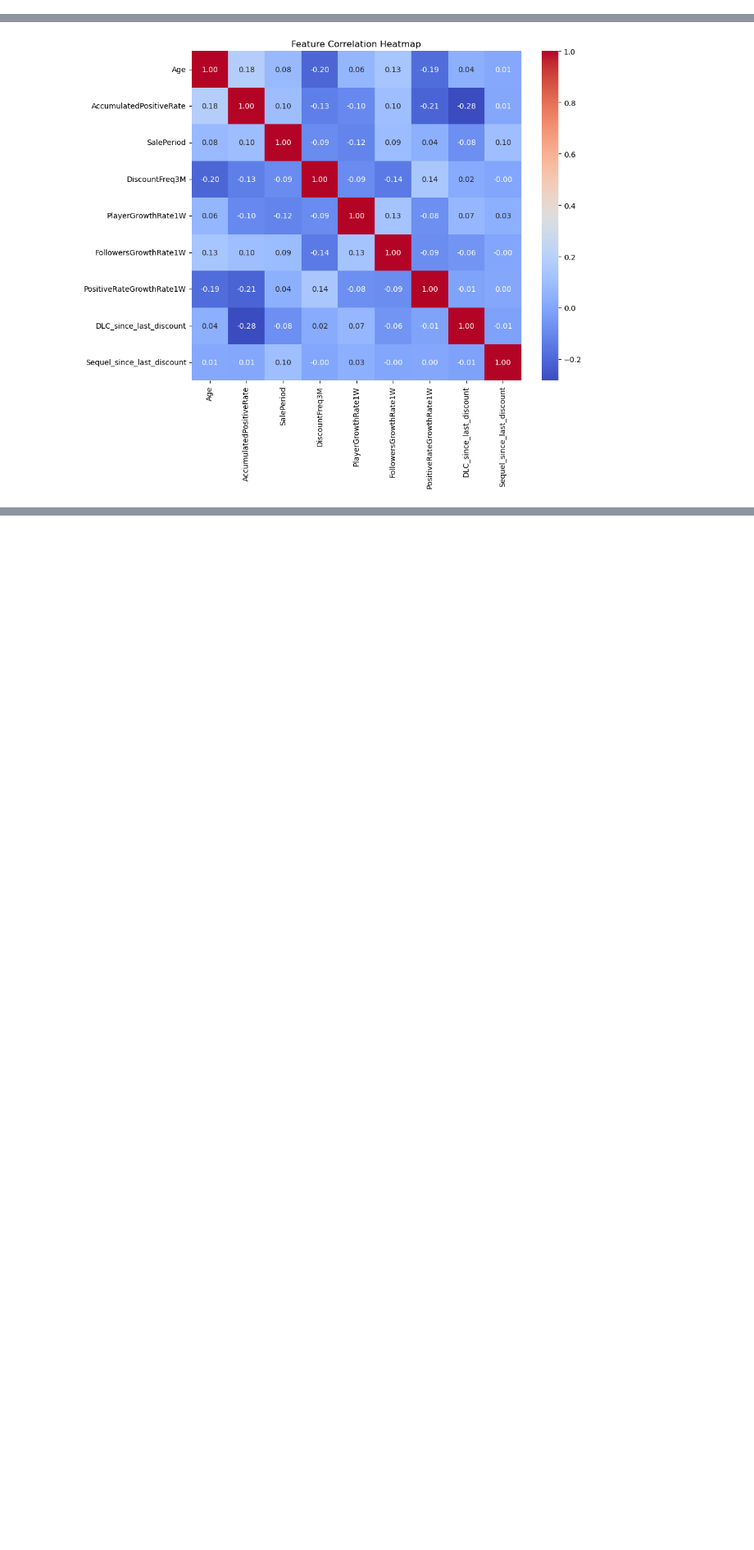
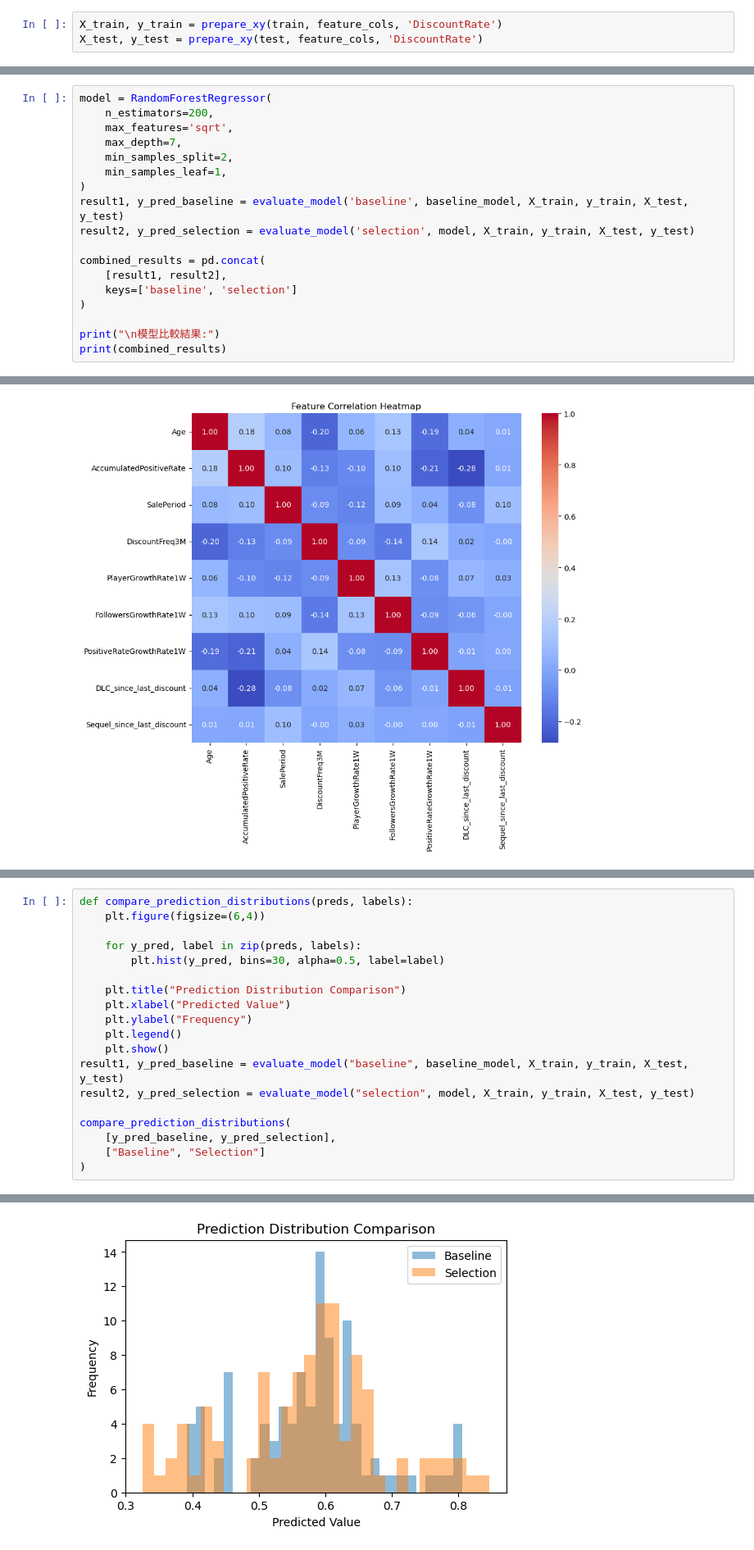
Before and after one commit to yixuan0803/fa-25-econ-5166-group-1, a Jupyter notebook: finding/extent-of-discount-rate-random-forest-prediction-model.ipynb, the cells around one changed output, grey strips where cells are left out. Shown at 82% size. Drawn from its saved outputs; the diff is of its cells as text; blank space fills up the shorter version.

```diff
--- a/finding/extent-of-discount-rate-random-forest-prediction-model.ipynb
+++ b/finding/extent-of-discount-rate-random-forest-prediction-model.ipynb
@@ -180,0 +202,3 @@ Model
+# %%
+X_train, y_train = prepare_xy(train, feature_cols, 'DiscountRate')
+X_test, y_test = prepare_xy(test, feature_cols, 'DiscountRate')
@@ -180,0 +224,18 @@ Model
+# %%
+model = RandomForestRegressor(
+    n_estimators=200,
+    max_features='sqrt',
+    max_depth=7,
+    min_samples_split=2,
+    min_samples_leaf=1,
+)
+result1, y_pred_baseline = evaluate_model('baseline', baseline_model, X_train, y_train, X_test, y_test)
+result2, y_pred_selection = evaluate_model('selection', model, X_train, y_train, X_test, y_test)
+
+combined_results = pd.concat(
+    [result1, result2],
+    keys=['baseline', 'selection']
+)
+
+print("\n模型比較結果:")
+print(combined_results)
@@ -228,0 +295,20 @@ print(vif_data)
+# %%
+def compare_prediction_distributions(preds, labels):
+    plt.figure(figsize=(6,4))
+
+    for y_pred, label in zip(preds, labels):
+        plt.hist(y_pred, bins=30, alpha=0.5, label=label)
+
+    plt.title("Prediction Distribution Comparison")
+    plt.xlabel("Predicted Value")
+    plt.ylabel("Frequency")
+    plt.legend()
+    plt.show()
+result1, y_pred_baseline = evaluate_model("baseline", baseline_model, X_train, y_train, X_test, y_test)
+result2, y_pred_selection = evaluate_model("selection", model, X_train, y_train, X_test, y_test)
+
+compare_prediction_distributions(
+    [y_pred_baseline, y_pred_selection],
+    ["Baseline", "Selection"]
+)
+# %% [output]
@@ -228,0 +343 @@ print(vif_data)
+[figure, added]
```
Also changed, not shown: parts of 13 cells of this notebook.
